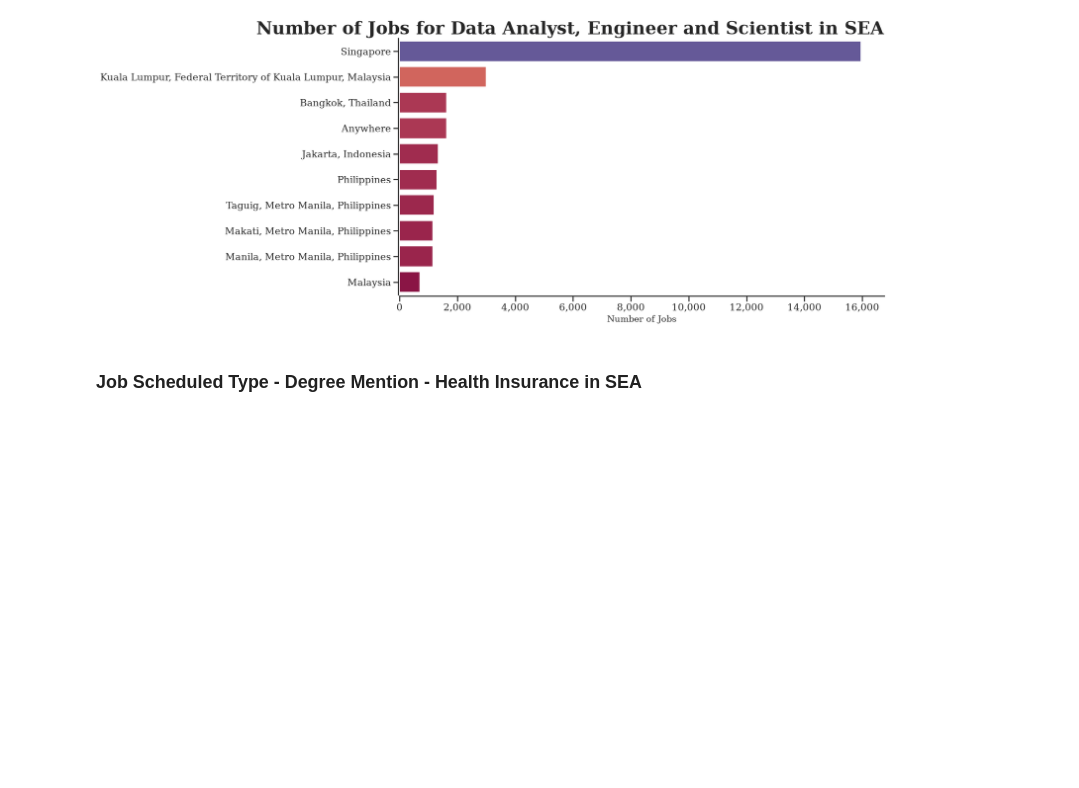
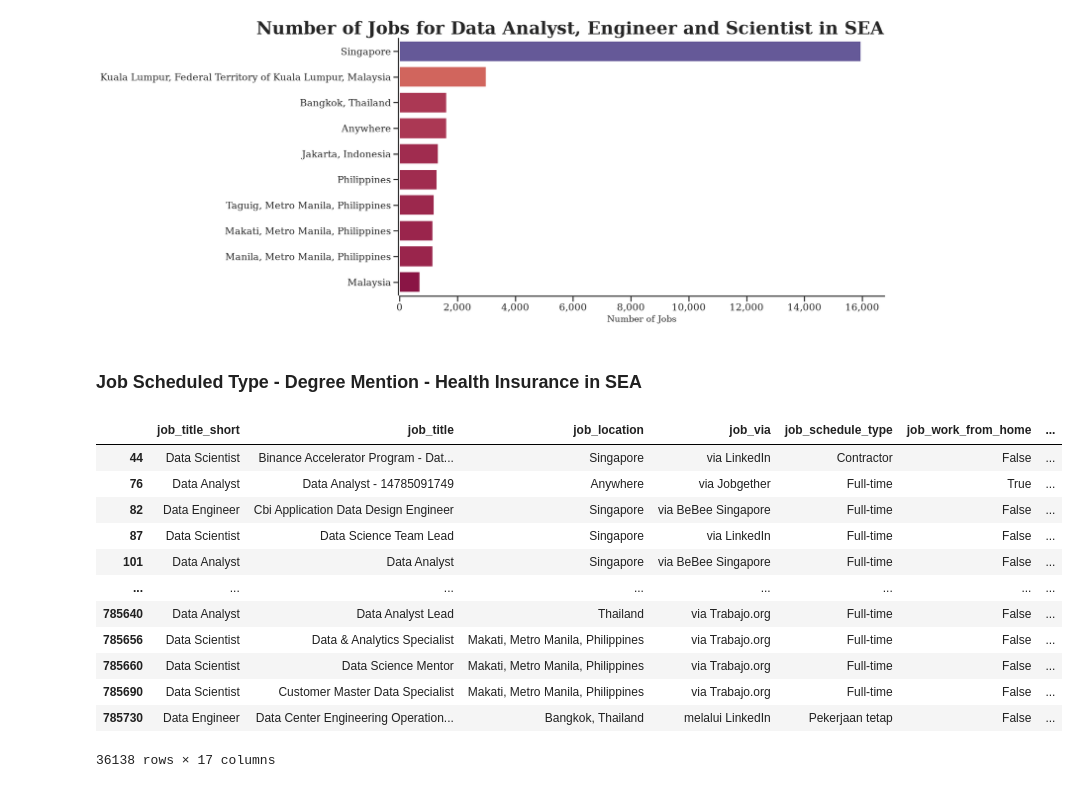
Before and after one commit to JohnnyQuant/Python_Data_Project, a Jupyter notebook: Project/1_EDA_Intro.ipynb, the cells around one changed output. Drawn from its saved outputs; the diff is of its cells as text; code cells hidden in the pictures; blank space fills up the shorter version.

```diff
--- a/Project/1_EDA_Intro.ipynb
+++ b/Project/1_EDA_Intro.ipynb
@@ -243,3 +243,19 @@ plt.show()
 [figure]
 # %% [markdown]
 ### Job Scheduled Type - Degree Mention - Health Insurance in SEA
+# %%
+df_SEA
+# %% [output]
+|  | job_title_short | job_title | job_location | job_via | job_schedule_type | job_work_from_home | ... |
+| 44 | Data Scientist | Binance Accelerator Program - Dat... | Singapore | via LinkedIn | Contractor | False | ... |
+| 76 | Data Analyst | Data Analyst - 14785091749 | Anywhere | via Jobgether | Full-time | True | ... |
+| 82 | Data Engineer | Cbi Application Data Design Engineer | Singapore | via BeBee Singapore | Full-time | False | ... |
+| 87 | Data Scientist | Data Science Team Lead | Singapore | via LinkedIn | Full-time | False | ... |
+| 101 | Data Analyst | Data Analyst | Singapore | via BeBee Singapore | Full-time | False | ... |
+| ... | ... | ... | ... | ... | ... | ... | ... |
+| 785640 | Data Analyst | Data Analyst Lead | Thailand | via Trabajo.org | Full-time | False | ... |
+| 785656 | Data Scientist | Data & Analytics Specialist | Makati, Metro Manila, Philippines | via Trabajo.org | Full-time | False | ... |
+| 785660 | Data Scientist | Data Science Mentor | Makati, Metro Manila, Philippines | via Trabajo.org | Full-time | False | ... |
+| 785690 | Data Scientist | Customer Master Data Specialist | Makati, Metro Manila, Philippines | via Trabajo.org | Full-time | False | ... |
+| 785730 | Data Engineer | Data Center Engineering Operation... | Bangkok, Thailand | melalui LinkedIn | Pekerjaan tetap | False | ... |
+36138 rows × 17 columns
```
Also changed, not shown: parts of 1 cell of this notebook.
